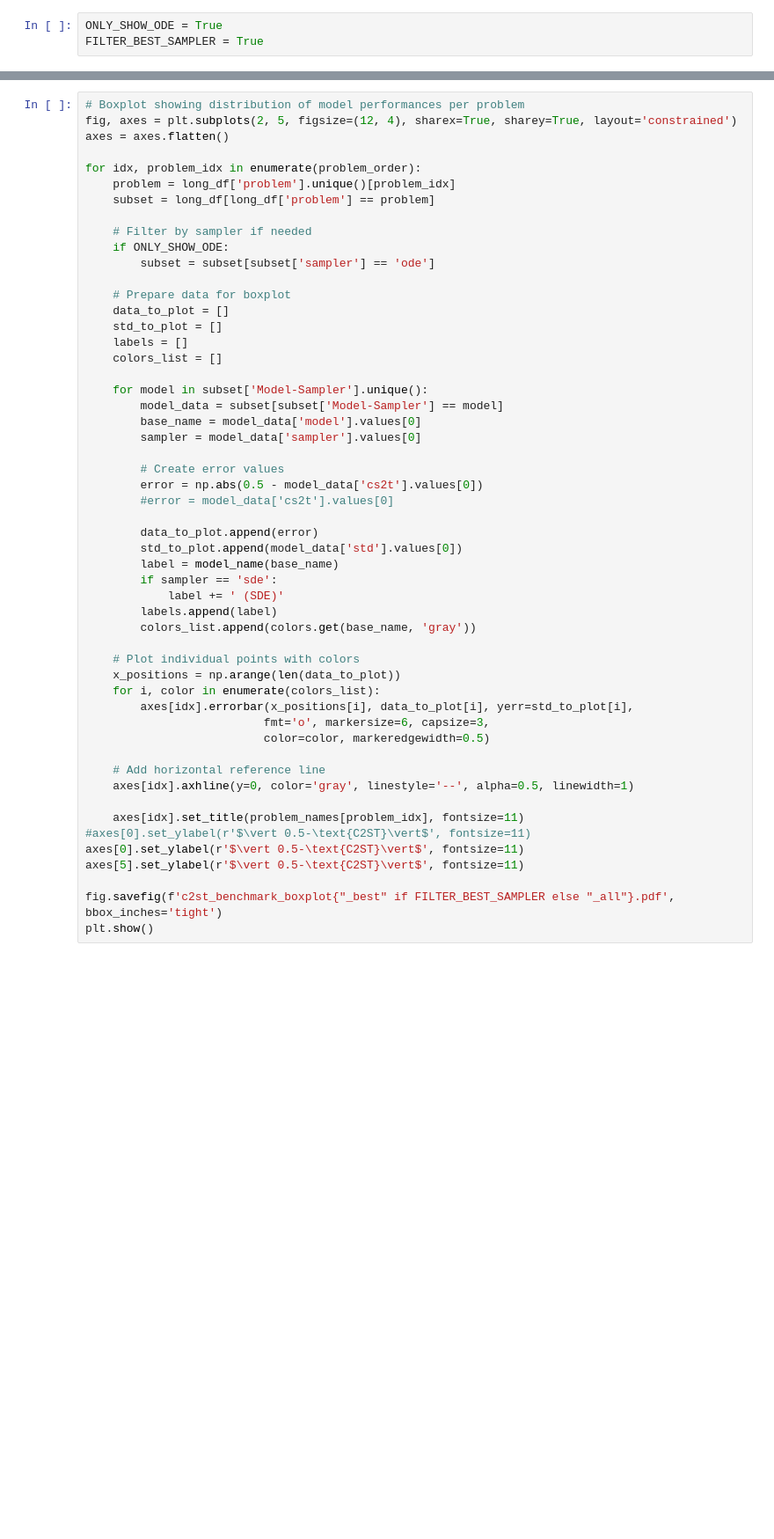
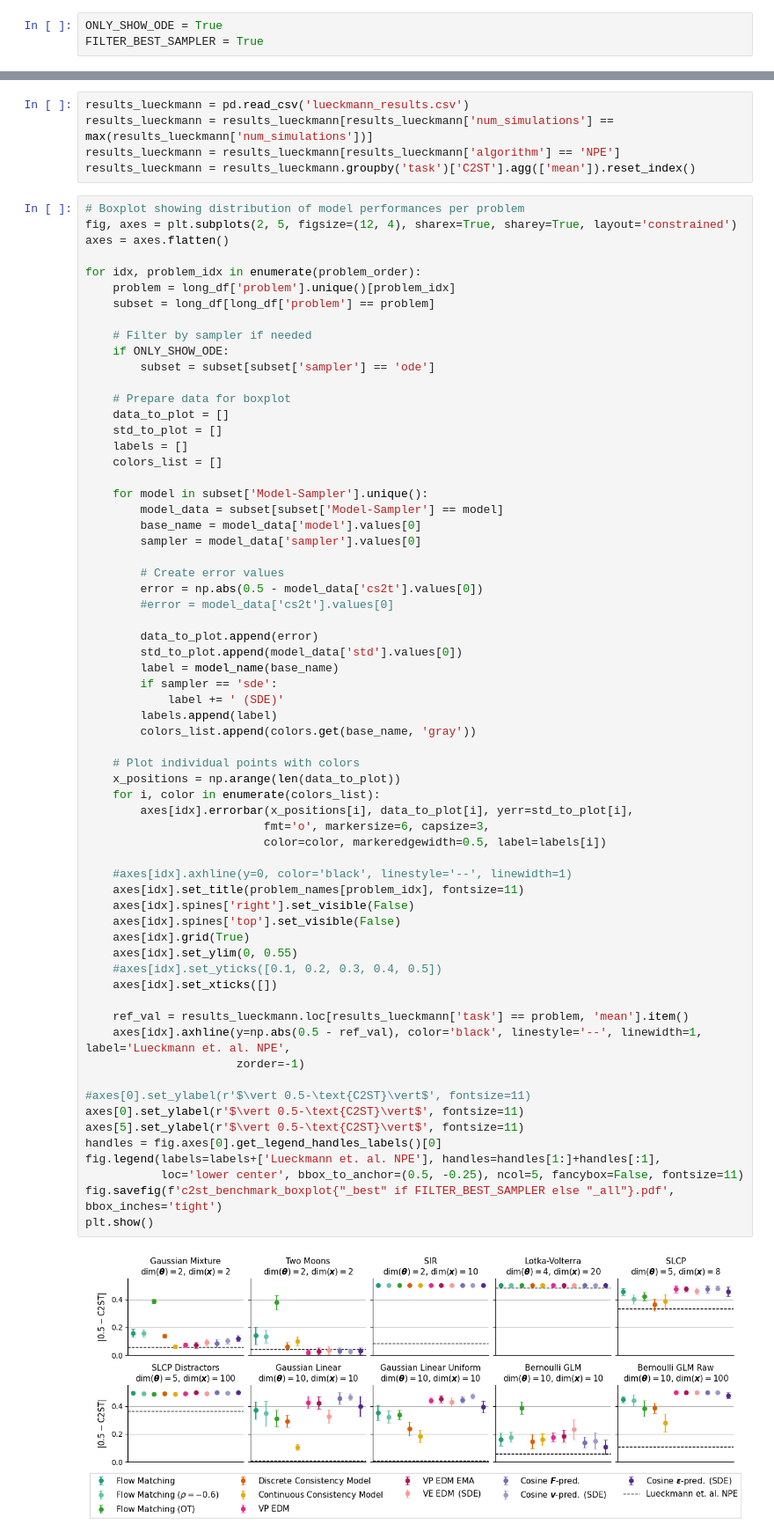
Before and after one commit to vepe99/diffusion-experiments, a Jupyter notebook: case_study1b/visualize_results.ipynb, the cells around one changed output, grey strips where cells are left out. Shown at 88% size. Saved outputs shown, nothing was run; the diff lists cells and outputs as text; blank space fills up the shorter version.

Commit message:
update plots

```diff
--- a/case_study1b/visualize_results.ipynb
+++ b/case_study1b/visualize_results.ipynb
@@ -151,3 +161,8 @@ plt.show()
+# %%
+results_lueckmann = pd.read_csv('lueckmann_results.csv')
+results_lueckmann = results_lueckmann[results_lueckmann['num_simulations'] == max(results_lueckmann['num_simulations'])]
+results_lueckmann = results_lueckmann[results_lueckmann['algorithm'] == 'NPE']
+results_lueckmann = results_lueckmann.groupby('task')['C2ST'].agg(['mean']).reset_index()
 # %%
 # Boxplot showing distribution of model performances per problem
 fig, axes = plt.subplots(2, 5, figsize=(12, 4), sharex=True, sharey=True, layout='constrained')
@@ -169,38 +184,51 @@ for idx, problem_idx in enumerate(problem_order):
 
     for model in subset['Model-Sampler'].unique():
         model_data = subset[subset['Model-Sampler'] == model]
         base_name = model_data['model'].values[0]
         sampler = model_data['sampler'].values[0]
 
         # Create error values
         error = np.abs(0.5 - model_data['cs2t'].values[0])
         #error = model_data['cs2t'].values[0]
 
         data_to_plot.append(error)
         std_to_plot.append(model_data['std'].values[0])
         label = model_name(base_name)
         if sampler == 'sde':
             label += ' (SDE)'
         labels.append(label)
         colors_list.append(colors.get(base_name, 'gray'))
 
     # Plot individual points with colors
     x_positions = np.arange(len(data_to_plot))
     for i, color in enumerate(colors_list):
         axes[idx].errorbar(x_positions[i], data_to_plot[i], yerr=std_to_plot[i],
                           fmt='o', markersize=6, capsize=3,
-                          color=color, markeredgewidth=0.5)
+                          color=color, markeredgewidth=0.5, label=labels[i])
 
-    # Add horizontal reference line
-    axes[idx].axhline(y=0, color='gray', linestyle='--', alpha=0.5, linewidth=1)
+    #axes[idx].axhline(y=0, color='black', linestyle='--', linewidth=1)
+    axes[idx].set_title(problem_names[problem_idx], fontsize=11)
+    axes[idx].spines['right'].set_visible(False)
+    axes[idx].spines['top'].set_visible(False)
+    axes[idx].grid(True)
+    axes[idx].set_ylim(0, 0.55)
+    #axes[idx].set_yticks([0.1, 0.2, 0.3, 0.4, 0.5])
+    axes[idx].set_xticks([])
 
-    axes[idx].set_title(problem_names[problem_idx], fontsize=11)
+    ref_val = results_lueckmann.loc[results_lueckmann['task'] == problem, 'mean'].item()
+    axes[idx].axhline(y=np.abs(0.5 - ref_val), color='black', linestyle='--', linewidth=1, label='Lueckmann et. al. NPE',
+                      zorder=-1)
+
 #axes[0].set_ylabel(r'$\vert 0.5-\text{C2ST}\vert$', fontsize=11)
 axes[0].set_ylabel(r'$\vert 0.5-\text{C2ST}\vert$', fontsize=11)
 axes[5].set_ylabel(r'$\vert 0.5-\text{C2ST}\vert$', fontsize=11)
-
+handles = fig.axes[0].get_legend_handles_labels()[0]
+fig.legend(labels=labels+['Lueckmann et. al. NPE'], handles=handles[1:]+handles[:1],
+           loc='lower center', bbox_to_anchor=(0.5, -0.25), ncol=5, fancybox=False, fontsize=11)
 fig.savefig(f'c2st_benchmark_boxplot{"_best" if FILTER_BEST_SAMPLER else "_all"}.pdf', bbox_inches='tight')
 plt.show()
+# %% [output]
+[figure, added]
 # %%
 # Plot
 fig = plt.figure(figsize=(10, 5), layout='constrained')
```
Also changed, not shown: parts of 2 cells of this notebook, 3 other files.
